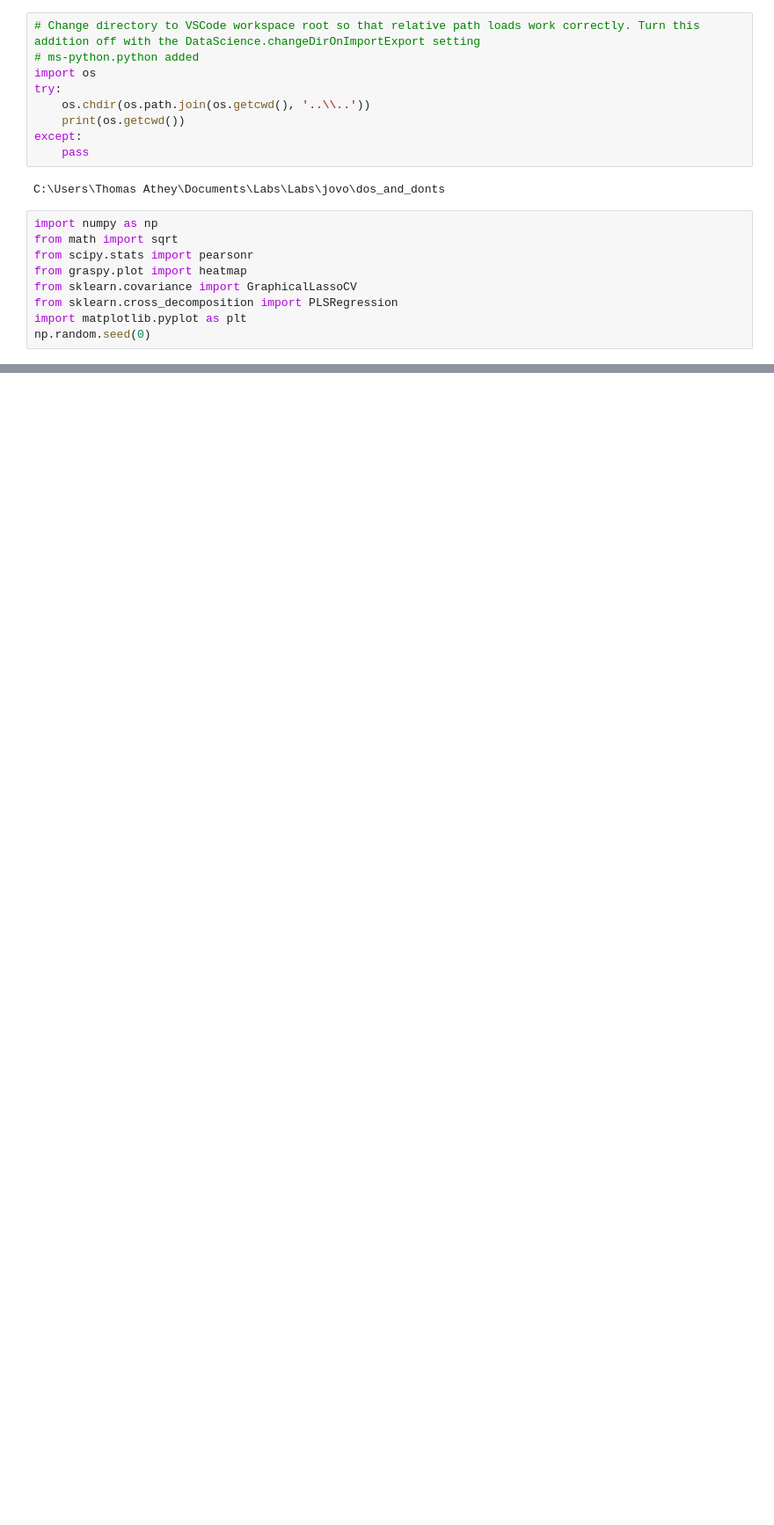
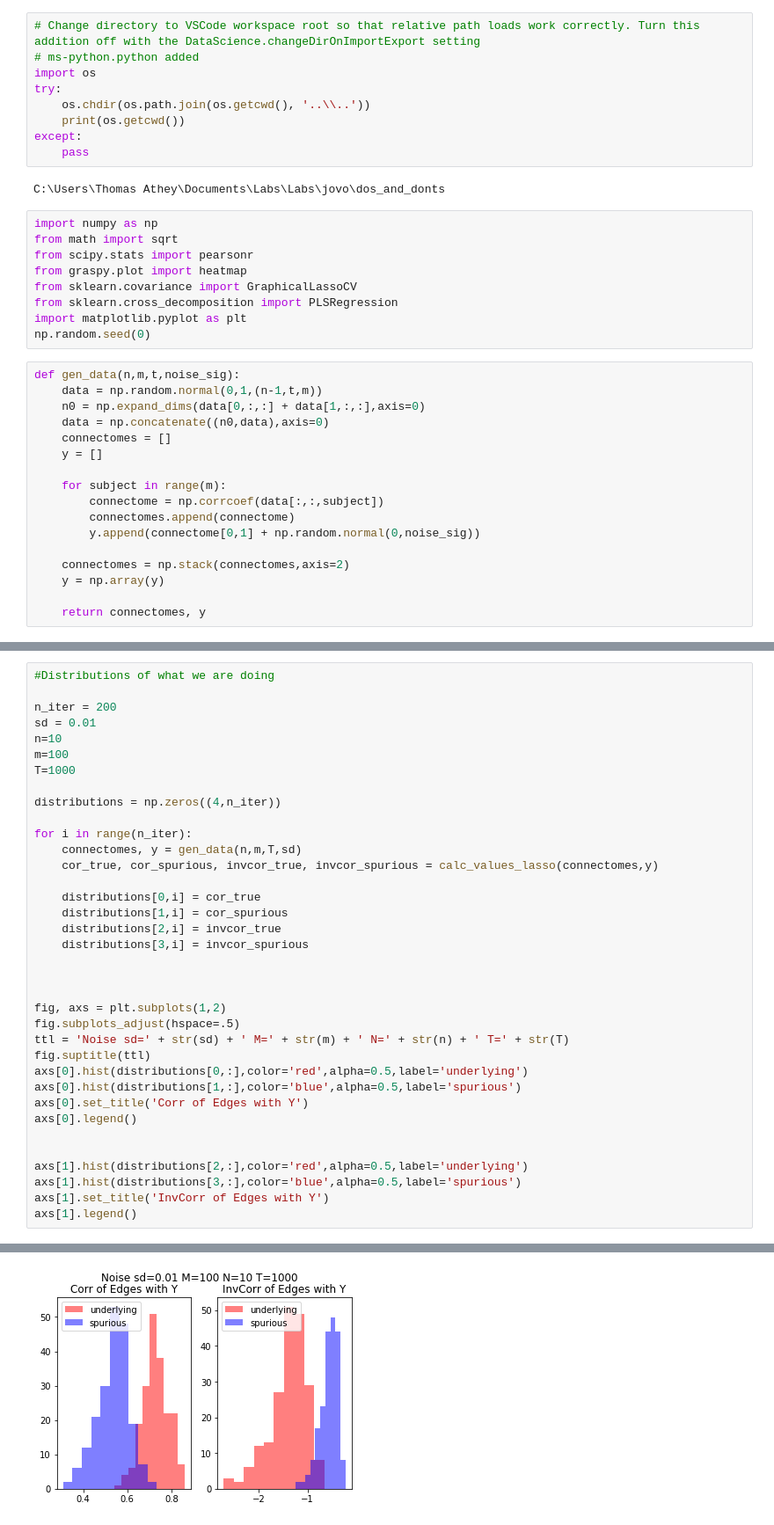
Before and after one commit to neurodata/dos_and_donts, a Jupyter notebook: experiments/experiment_10/effect.ipynb, the cells around one changed output, grey strips where cells are left out. Shown at 88% size. Drawn from its saved outputs; the diff is of its cells as text; blank space fills up the shorter version.

Commit message:
corr and invcorr distributions

```diff
--- a/experiments/experiment_10/effect.ipynb
+++ b/experiments/experiment_10/effect.ipynb
@@ -18,4 +18,21 @@ from sklearn.covariance import GraphicalLassoCV
 from sklearn.cross_decomposition import PLSRegression
 import matplotlib.pyplot as plt
 np.random.seed(0)
+# %%
+def gen_data(n,m,t,noise_sig):
+    data = np.random.normal(0,1,(n-1,t,m))
+    n0 = np.expand_dims(data[0,:,:] + data[1,:,:],axis=0)
+    data = np.concatenate((n0,data),axis=0)
+    connectomes = []
+    y = []
+
+    for subject in range(m):
+        connectome = np.corrcoef(data[:,:,subject])
+        connectomes.append(connectome)
+        y.append(connectome[0,1] + np.random.normal(0,noise_sig))
+
+    connectomes = np.stack(connectomes,axis=2)
+    y = np.array(y)
+
+    return connectomes, y
 # %%
@@ -77,0 +113,37 @@ def calc_values(n,m,t,noise_sig):
+# %%
+#Distributions of what we are doing
+
+n_iter = 200
+sd = 0.01
+n=10
+m=100
+T=1000
+
+distributions = np.zeros((4,n_iter))
+
+for i in range(n_iter):
+    connectomes, y = gen_data(n,m,T,sd)
+    cor_true, cor_spurious, invcor_true, invcor_spurious = calc_values_lasso(connectomes,y)
+
+    distributions[0,i] = cor_true
+    distributions[1,i] = cor_spurious
+    distributions[2,i] = invcor_true
+    distributions[3,i] = invcor_spurious
+
+
+
+fig, axs = plt.subplots(1,2)
+fig.subplots_adjust(hspace=.5)
+ttl = 'Noise sd=' + str(sd) + ' M=' + str(m) + ' N=' + str(n) + ' T=' + str(T)
+fig.suptitle(ttl)
+axs[0].hist(distributions[0,:],color='red',alpha=0.5,label='underlying')
+axs[0].hist(distributions[1,:],color='blue',alpha=0.5,label='spurious')
+axs[0].set_title('Corr of Edges with Y')
+axs[0].legend()
+
+
+axs[1].hist(distributions[2,:],color='red',alpha=0.5,label='underlying')
+axs[1].hist(distributions[3,:],color='blue',alpha=0.5,label='spurious')
+axs[1].set_title('InvCorr of Edges with Y')
+axs[1].legend()
+# %% [output]
@@ -78 +151,2 @@ def calc_values(n,m,t,noise_sig):
+[figure, added]
 # %%
```
Also changed, not shown: parts of 4 cells of this notebook, 2 other files.
